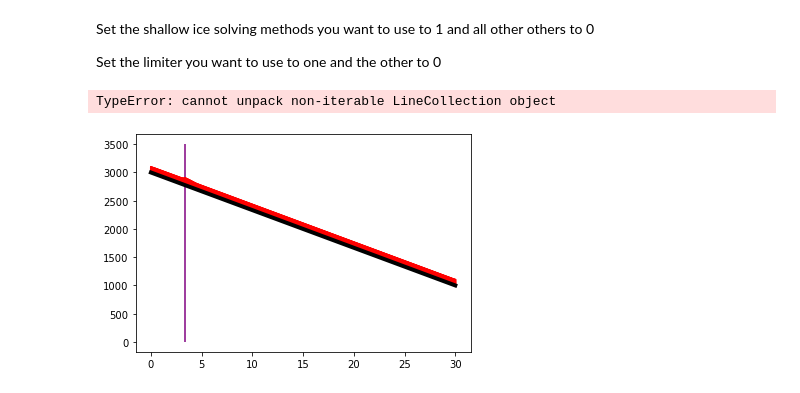
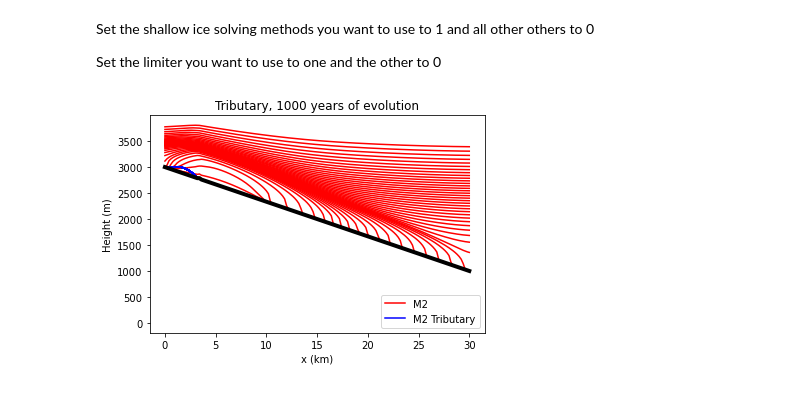
Before and after one commit to Janinehay/Glacier_flow, a Jupyter notebook: GlacierModel1D-original-withm2trib.ipynb, the cells around one changed output. Cells and saved outputs as stored; diff of their text form; code cells hidden in the pictures.

```diff
--- a/GlacierModel1D-original-withm2trib.ipynb
+++ b/GlacierModel1D-original-withm2trib.ipynb
@@ -176,8 +176,8 @@ if use_steadyState == 1:
 if use_constant == 1:
     m_dot = mdot_0+mdot_con/1000
     m_dot_trib = mdot_0 +mdot_con/1000
-if use_linear == 1:
-    m_dot =
+#if use_linear == 1:
+    #m_dot =
 
 
 # explicit solution to the cliff bed
@@ -494,38 +501,37 @@ def MUSCL():
 if use_M2 == 1:
     M2()
     p1, = plt.plot(0,0, '-r')
     p2, = plt.plot(0,0, '-b')
     #cProfile.run("M2()")
 if use_M3 == 1:
     M3()
     p2, = plt.plot(0,0, '-m')
     #cProfile.run("M2()")
 if use_upstream == 1:
     lengthup = []
     volumeup = []
     SurfaceElevationup = []
     upstream()
     p3, = plt.plot(0,0, '-g')
     #cProfile.run("upstream()")
 if use_MUSCL == 1:
     lengthM = []
     volumeM = []
     SurfaceElevationM = []
     MUSCL()
     p4, = plt.plot(0,0, '-b')
     #cProfile.run("MUSCL()")
 p5, = plt.plot(x/1000,B, '-k', linewidth = 4)
-p6, = plt.vlines(x[Nxt]/1000, ymin = 0, ymax = 3500,
-               colors = 'purple')
+#p6, = plt.vlines(x[Nxt]/1000, ymin = 0, ymax = 3500,
+               #colors = 'purple')
 #p6, = plt.plot(x/1000,S_exp, color='#ff7800', linewidth = 4)
 plt.xlabel('x (km)')
 plt.ylabel('Height (m)')
-plt.legend([p1, p2, p6],["M2","M2 Tributary", "Tributary merge point"])
+plt.legend([p1, p2],["M2","M2 Tributary"])
 plt.title("Tributary, 1000 years of evolution")
 plt.savefig('Glacier Model')
 # %% [output]
-TypeError: cannot unpack non-iterable LineCollection object
-[figure, old version]
+[figure, new version]
 # %%
 #plots
 if plt_TEL == 1:
```
Also changed, not shown: parts of 1 cell of this notebook, 6 other files.
